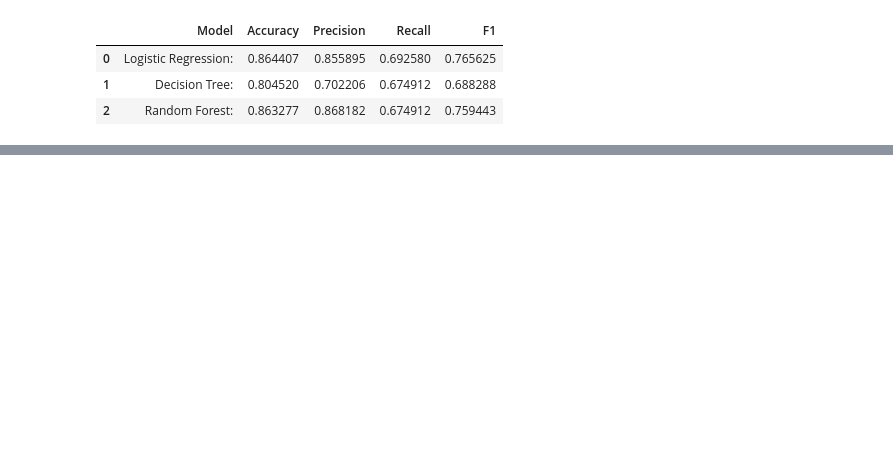
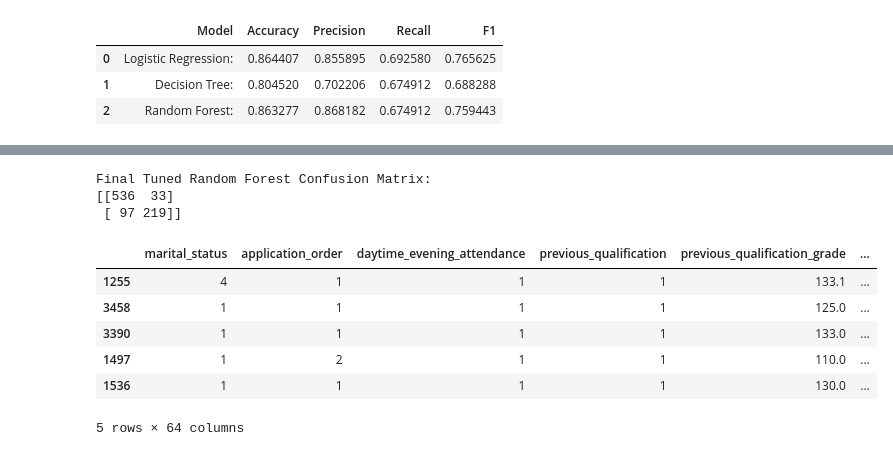
Before and after one commit to Belleairr/student-success-risk-pipeline, a Jupyter notebook: notebooks/03_modeling.ipynb, the cells around one changed output, grey strips where cells are left out. Saved outputs shown, nothing was run; the diff lists cells and outputs as text; code cells hidden in the pictures; blank space fills up the shorter version.

Commit message:
Model Evaluation and Interpretation, including Tuning

```diff
--- a/notebooks/03_modeling.ipynb
+++ b/notebooks/03_modeling.ipynb
@@ -149,0 +243,7 @@ results_df
+# %%
+best_rf_model = rf_grid.best_estimator_
+
+y_val_pred_tuned = best_rf_model.predict(X_val)
+
+print("Tuned Random Forest Validation Results:")
+print(classification_report(y_val, y_val_pred_tuned))
@@ -149,0 +289,8 @@ results_df
+# %%
+#final classification report for best model (random forest won)
+
+y_test_pred_final = best_rf_model.predict(X_test)
+y_test_prob_final = best_rf_model.predict_proba(X_test)[:, 1]
+
+print("Final Tuned Random Forest Test Results:")
+print(classification_report(y_test, y_test_pred_final))
@@ -149,0 +307,30 @@ results_df
+# %%
+#final confusion matrix
+
+final_cm = confusion_matrix(y_test, y_test_pred_final)
+
+print("Final Tuned Random Forest Confusion Matrix:")
+print(final_cm)
+# %% [output]
+Final Tuned Random Forest Confusion Matrix:
+[[536  33]
+ [ 97 219]]
+# %%
+#export final predictions
+
+final_predictions = X_test.copy()
+final_predictions["actual_dropout"] = y_test.values
+final_predictions["predicted_dropout"] = y_test_pred_final
+final_predictions["dropout_probability"] = y_test_prob_final
+
+final_predictions.to_csv("final_model_predictions.csv", index=False)
+
+final_predictions.head()
+# %% [output]
+|  | marital_status | application_order | daytime_evening_attendance | previous_qualification | previous_qualification_grade | ... |
+| 1255 | 4 | 1 | 1 | 1 | 133.1 | ... |
+| 3458 | 1 | 1 | 1 | 1 | 125.0 | ... |
+| 3390 | 1 | 1 | 1 | 1 | 133.0 | ... |
+| 1497 | 1 | 2 | 1 | 1 | 110.0 | ... |
+| 1536 | 1 | 1 | 1 | 1 | 130.0 | ... |
+5 rows × 64 columns
```
Also changed, not shown: parts of 16 cells of this notebook.
